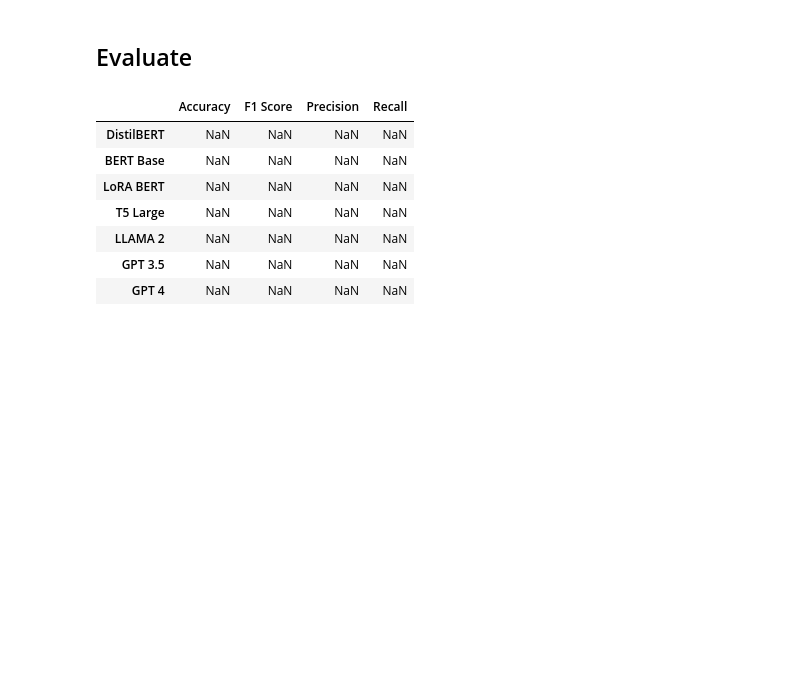
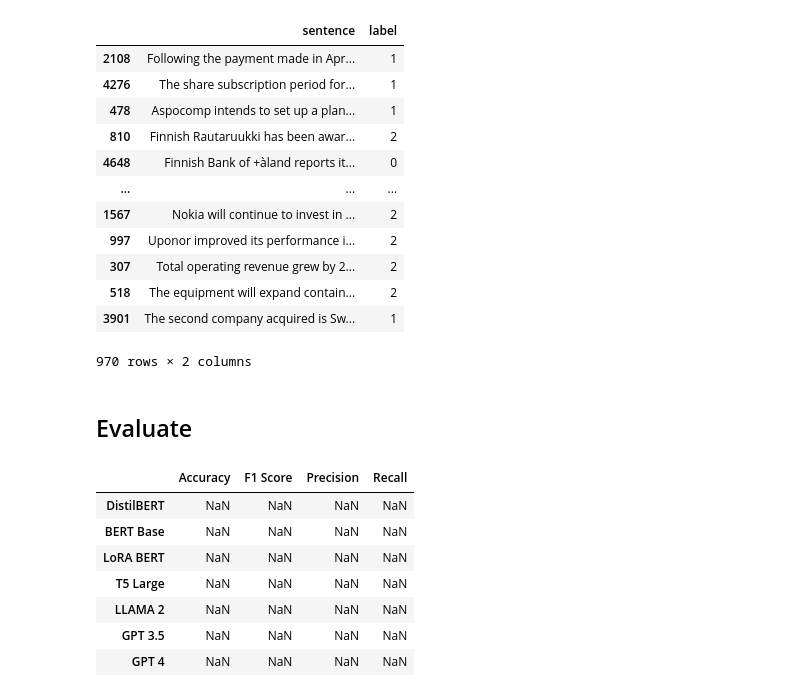
Before and after one commit to emrekuruu/Fine-Tune, a Jupyter notebook: evaluation.ipynb, the cells around one changed output. Cells and saved outputs as stored; diff of their text form; code cells hidden in the pictures; blank space fills up the shorter version.

```diff
--- a/evaluation.ipynb
+++ b/evaluation.ipynb
@@ -21,6 +31,22 @@ train_texts, val_texts, train_labels, val_labels = train_test_split(
 train_df = pd.DataFrame({'sentence': train_texts, 'label': train_labels})
 val_df = pd.DataFrame({'sentence': val_texts, 'label': val_labels})
 test_df = pd.DataFrame({'sentence': test_texts, 'label': test_labels})
+# %%
+test_df
+# %% [output]
+|  | sentence | label |
+| 2108 | Following the payment made in Apr... | 1 |
+| 4276 | The share subscription period for... | 1 |
+| 478 | Aspocomp intends to set up a plan... | 1 |
+| 810 | Finnish Rautaruukki has been awar... | 2 |
+| 4648 | Finnish Bank of +àland reports it... | 0 |
+| ... | ... | ... |
+| 1567 | Nokia will continue to invest in ... | 2 |
+| 997 | Uponor improved its performance i... | 2 |
+| 307 | Total operating revenue grew by 2... | 2 |
+| 518 | The equipment will expand contain... | 2 |
+| 3901 | The second company acquired is Sw... | 1 |
+970 rows × 2 columns
 # %%
 models = {
     "DistilBERT" : np.zeros(len(test_df)),
```
Also changed, not shown: parts of 7 cells of this notebook, 8 other files.
